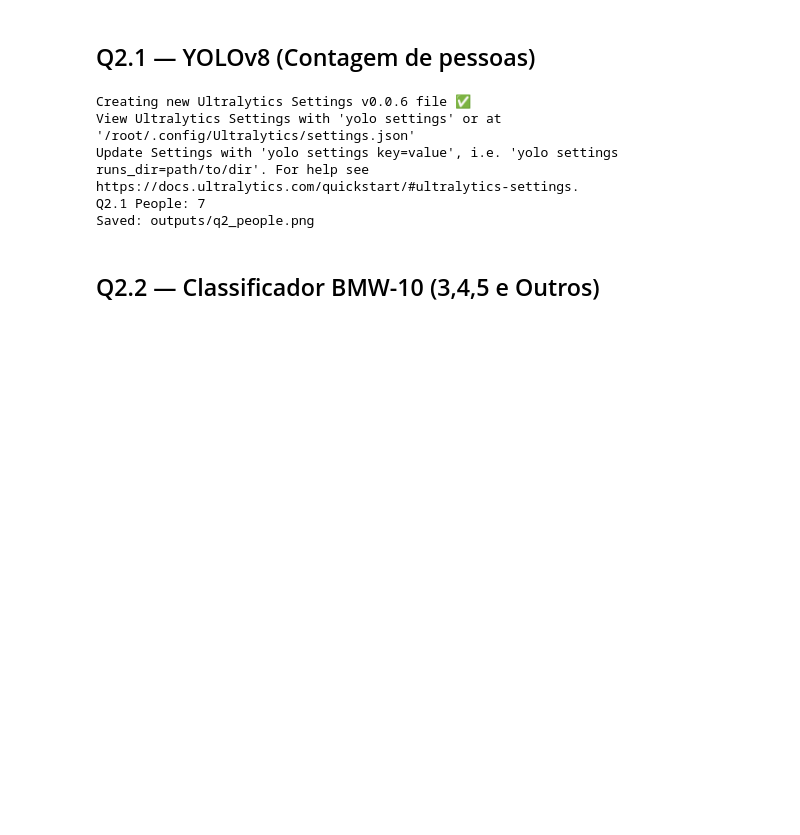
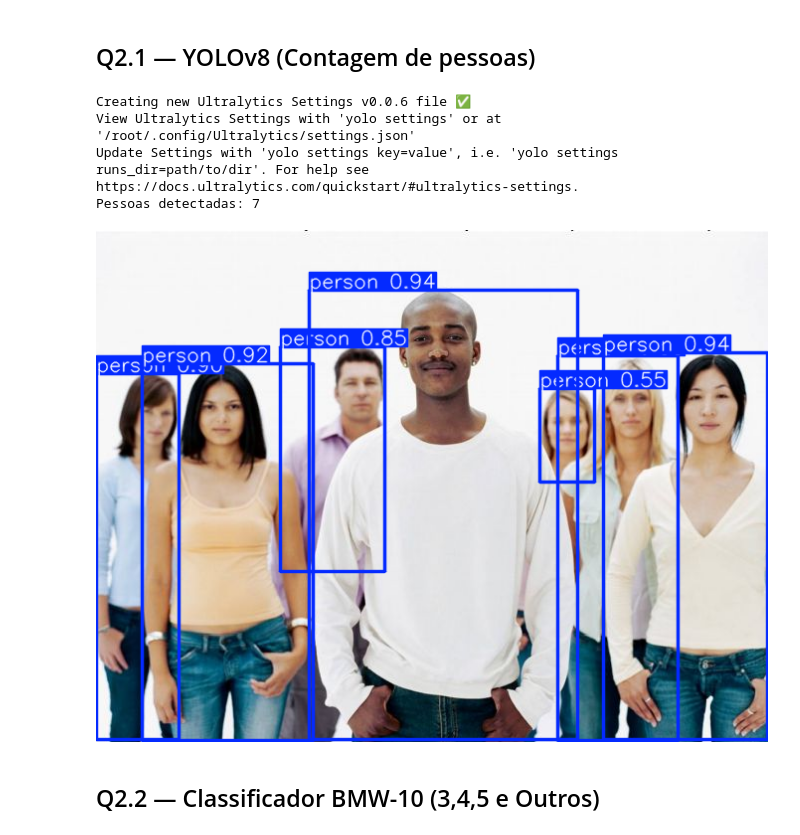
Before and after one commit to MiguelAngelo88/prova-mobit, a Jupyter notebook: solution.ipynb, the cells around one changed output. Cells and saved outputs as stored; diff of their text form; code cells hidden in the pictures; blank space fills up the shorter version.

Commit message:
Q2 - troca do modelo yolov8n para o yolov8s

```diff
--- a/solution.ipynb
+++ b/solution.ipynb
@@ -18,7 +18,7 @@ print("OK: deps + outputs/")
 OK: deps + outputs/
 # %%
 Q1_IMAGE_PATH  = "/content/graos.jpg"       # imagem dos grãos
-Q21_IMAGE_PATH = "/content/q2_1.jpg"      # imagem pra YOLO (pessoas)
+Q21_IMAGE_PATH = "/content/person.jpg"      # imagem pra YOLO (pessoas)
 # %% [markdown]
 ## Q1 — OpenCV (Contagem de objetos)
 # %%
@@ -156,30 +156,38 @@ Objetos: 88
 [figure]
 # %% [markdown]
 ## Q2.1 — YOLOv8 (Contagem de pessoas)
-# %%
-from ultralytics import YOLO
-
-model = YOLO("yolov8n.pt")
-
-res = model.predict(Q21_IMAGE_PATH, conf=0.4, verbose=False)[0]
-
-# COCO: person = 0
-people = int((res.boxes.cls.cpu().numpy() == 0).sum())
-
-annot = res.plot()
-cv2.putText(annot, f"People: {people}", (20, 40),
-            cv2.FONT_HERSHEY_SIMPLEX, 1, (0, 255, 0), 2)
-
-out_path = "outputs/q2_people.png"
-cv2.imwrite(out_path, annot)
-
-print("Q2.1 People:", people)
-print("Saved:", out_path)
-# %% [output]
-Creating new Ultralytics Settings v0.0.6 file ✅
-View Ultralytics Settings with 'yolo settings' or at '/root/.config/Ultralytics/settings.json'
-Update Settings with 'yolo settings key=value', i.e. 'yolo settings runs_dir=path/to/dir'. For help see https://docs.ultralytics.com/quickstart/#ultralytics-settings.
-Q2.1 People: 7
-Saved: outputs/q2_people.png
+# %%
+from ultralytics import YOLO
+from google.colab.patches import cv2_imshow
+
+# 1) Carregar o modelo pré-treinado (COCO)
+model = YOLO("yolov8s.pt")
+
+# 2) Ler a imagem
+img = cv2.imread(Q21_IMAGE_PATH)
+if img is None:
+    raise FileNotFoundError("Não foi possível abrir 'person.jpg'. Verifique o nome/caminho.")
+
+# 3) Inferência com model.predict()
+# conf = limiar de confiança
+results = model.predict(source=img, conf=0.40, iou=0.45, imgsz=640, verbose=False)
+
+# 4) Contar quantas detecções são 'person'
+# No COCO, 'person' é class_id = 0
+r = results[0]
+classes = r.boxes.cls.cpu().numpy().astype(int)  # array de class_ids
+person_count = int(np.sum(classes == 0))
+
+print(f"Pessoas detectadas: {person_count}")
+
+# 5) Mostrar imagem anotada
+annotated = r.plot()  # retorna imagem BGR com boxes/labels desenhados
+cv2_imshow(annotated)
+# %% [output]
+Creating new Ultralytics Settings v0.0.6 file ✅
+View Ultralytics Settings with 'yolo settings' or at '/root/.config/Ultralytics/settings.json'
+Update Settings with 'yolo settings key=value', i.e. 'yolo settings runs_dir=path/to/dir'. For help see https://docs.ultralytics.com/quickstart/#ultralytics-settings.
+Pessoas detectadas: 7
+[figure, added]
 # %% [markdown]
 ## Q2.2 — Classificador BMW-10 (3,4,5 e Outros)
```
